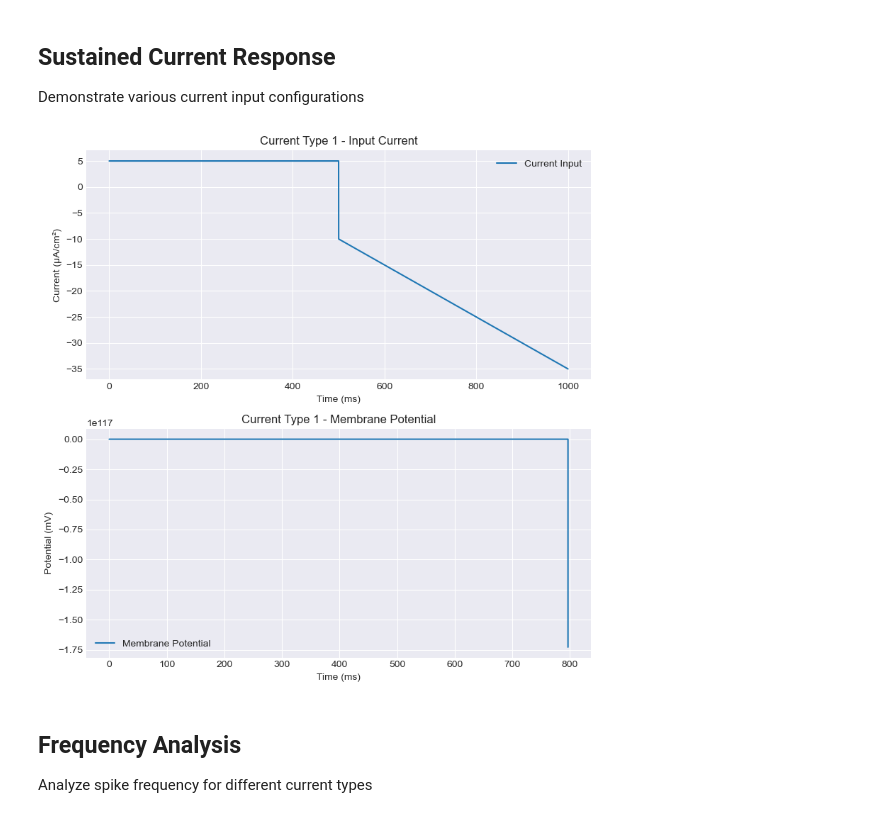
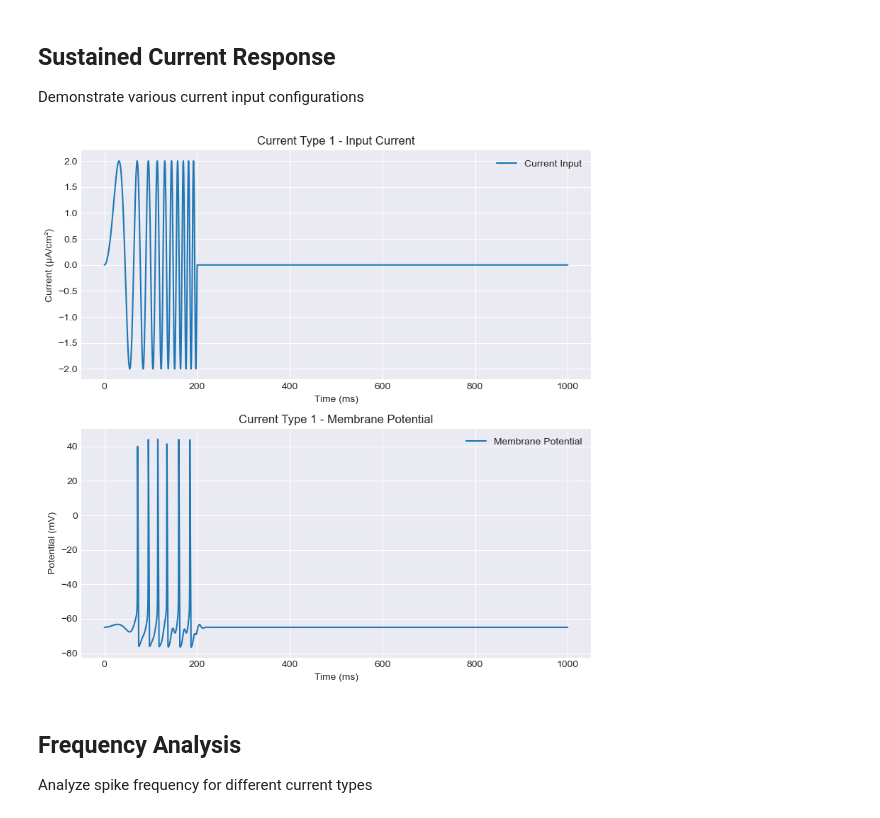
Before and after one commit to ajfranck/hodgkin-huxley, a Jupyter notebook: notebooks/functional-current.ipynb, the cells around one changed output. Saved outputs shown, nothing was run; the diff lists cells and outputs as text; code cells hidden in the pictures.

Commit message:
new png images

```diff
--- a/notebooks/functional-current.ipynb
+++ b/notebooks/functional-current.ipynb
@@ -18,6 +18,8 @@ plt.style.use('seaborn-darkgrid')
 
 This section allows flexible definition of current inputs for the Hodgkin-Huxley model simulation.
 # %%
+import numpy as np
+
 class CurrentInput:
     @staticmethod
     def constant(amplitude=50, start=5, end=None):
@@ -96,6 +98,33 @@ class CurrentInput:
         return current_func
 
     @staticmethod
+    def zap(max_amplitude=1e-9, fmin=0, fmax=80, duration=2):
+        """Create a zap current input with linearly increasing frequency.
+
+        Args:
+            max_amplitude (float): Maximum amplitude of the oscillating current
+            fmin (float): Initial frequency (Hz)
+            fmax (float): Final frequency (Hz)
+            duration (float): Total duration of the simulation (sec)
+
+        Returns:
+            function: Current input function
+        """
+        def current_func(t):
+            # Ensure t is within the duration
+            if t > duration:
+                return 0
+
+            # Calculate instantaneous frequency
+            df = (fmax - fmin) / duration
+            f_inst = fmin + df * t
+
+            # Calculate current based on instantaneous frequency
+            return max_amplitude * np.sin(2 * np.pi * f_inst * t)
+
+        return current_func
+
+    @staticmethod
     def custom(func):
         """Wrap an arbitrary function as a current input.
 
@@ -129,45 +158,46 @@ current_types = [
     # CurrentInput.ramp(start_amplitude=0, end_amplitude=50, start_time=5, duration=10),
     # CurrentInput.sinusoidal(amplitude=7.5, frequency=0.05, offset=0),
     # CurrentInput.sawtooth(amplitude=0.5, frequency=0.05, offset=0),
-    CurrentInput.custom(custom_pulse)
+    # CurrentInput.custom(custom_pulse)
+    CurrentInput.zap(max_amplitude=2, fmin=0, fmax=0.05, duration=200)
 ]
 
 # Simulation parameters
-t_span = [0, 100]  # 100ms simulation
+t_span = [0, 1000]  # 100ms simulation
 dt = 0.01
 
 # Plot for each current type
 fig, axes = plt.subplots(2, 1, figsize=(8, 8))
 
 for i, current_func in enumerate(current_types):
     # Reset model for each simulation
     model = HodgkinHuxleyModel()
 
     # Simulate
     t, V, n, m, h = model.simulate(t_span, dt=dt, I_ext_func=current_func)
 
     # Compute current values for plotting
     I_ext = np.array([current_func(t_i) for t_i in t])
 
     # Plot Current Input
     axes[0].plot(t, I_ext, label='Current Input')
     axes[0].set_title(f'Current Type {i+1} - Input Current')
     axes[0].set_xlabel('Time (ms)')
     axes[0].set_ylabel('Current (μA/cm²)')
     axes[0].legend()
 
     # Plot Membrane Potential
     axes[1].plot(t, V, label='Membrane Potential')
     axes[1].set_title(f'Current Type {i+1} - Membrane Potential')
     axes[1].set_xlabel('Time (ms)')
     axes[1].set_ylabel('Potential (mV)')
     axes[1].legend()
 
 plt.tight_layout()
 plt.savefig('../data/results/current_and_potential.png')
 plt.show()
 # %% [output]
-[figure, old version]
+[figure, new version]
 # %% [markdown]
 ## Frequency Analysis
 
```
Also changed, not shown: 2 other files.
